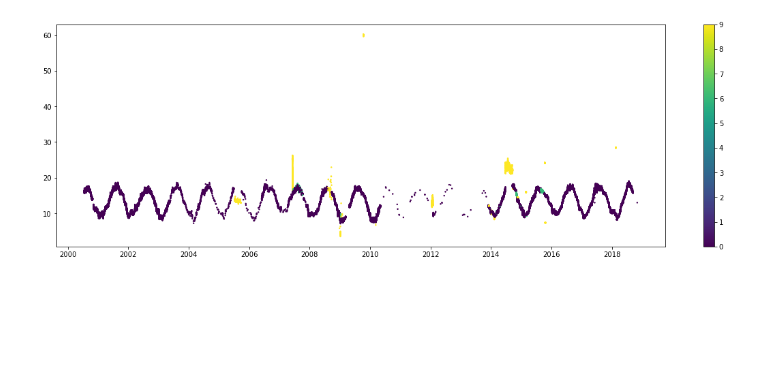
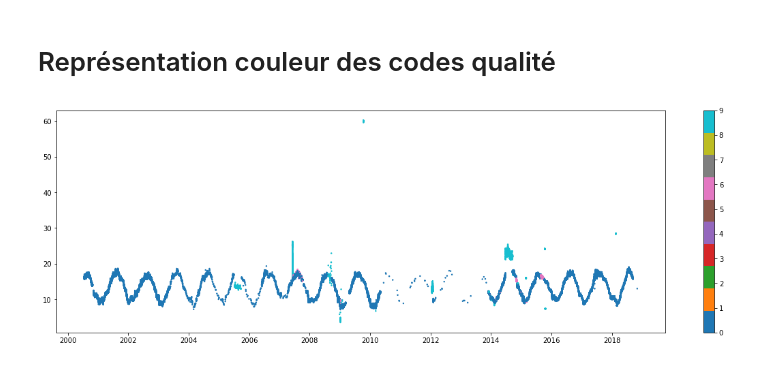
Before and after one commit to weatherforce/extremime, a Jupyter notebook: exemples/ColorQC.ipynb, the cells around one changed output. Cells and saved outputs as stored; diff of their text form; code cells hidden in the pictures; blank space fills up the shorter version.

```diff
--- a/exemples/ColorQC.ipynb
+++ b/exemples/ColorQC.ipynb
@@ -5,16 +5,18 @@ import matplotlib.pyplot as plt
 import xarray as xr
 # %%
 xr_ds = xr.open_dataset("data/GL_TS_MO_62450.nc")
+# %% [markdown]
+# Représentation couleur des codes qualité
 # %%
 fig, ax = plt.subplots(figsize=(20,6))
-cmap = matplotlib.cm.get_cmap('viridis')
+cmap = matplotlib.cm.get_cmap('tab10')
 normalize = matplotlib.colors.Normalize(vmin=0, vmax=9)
 cax, _ = matplotlib.colorbar.make_axes(ax)
 cbar = matplotlib.colorbar.ColorbarBase(cax, cmap=cmap, norm=normalize)
 
 x = xr_ds.TIME.values
 y = xr_ds.TEMP[:,0].values
 color = xr_ds.TEMP_QC[:,0].values
 ax.scatter(x, y, c=color, s=2, cmap=cmap);
 # %% [output]
-[figure, old version]
+[figure, new version]
```
Also changed, not shown: parts of 2 cells of this notebook.
